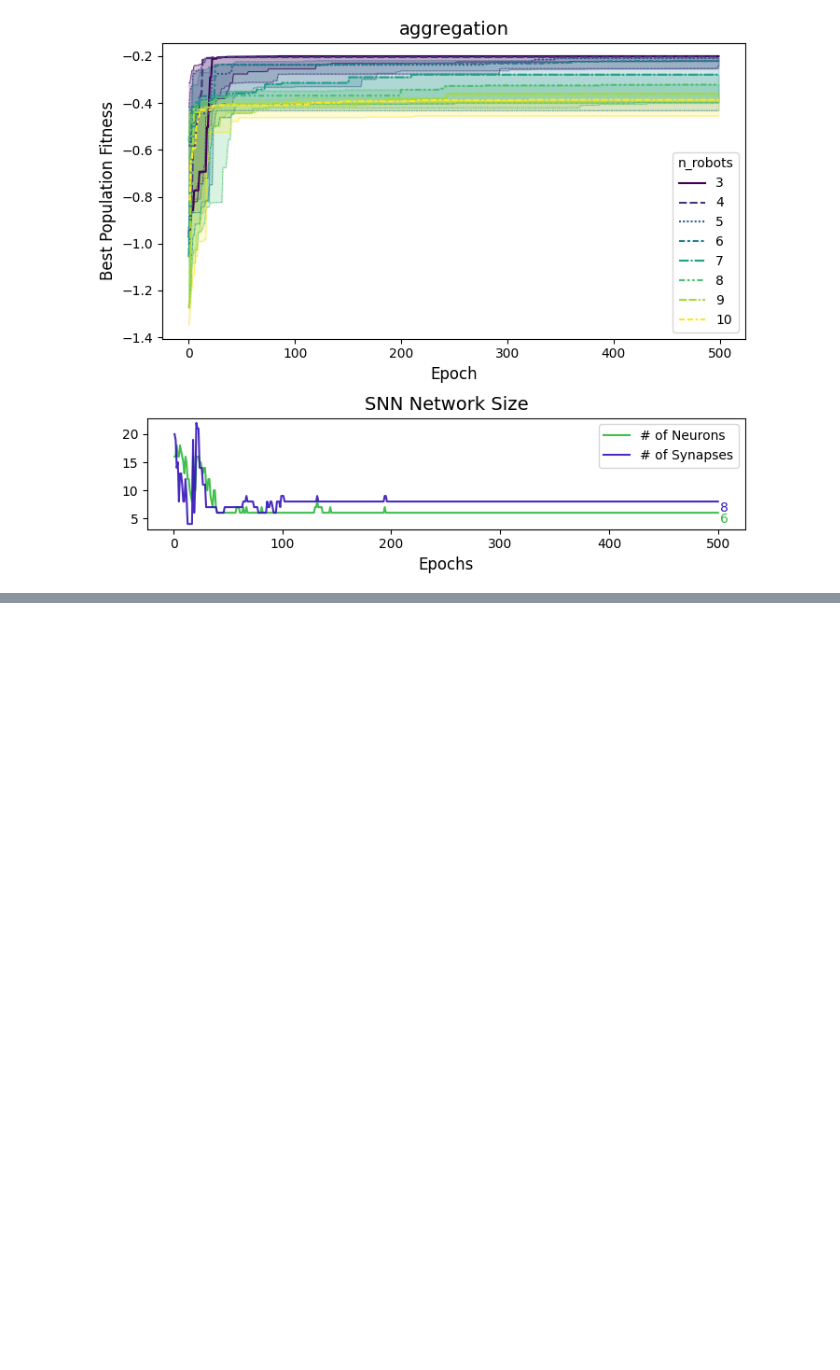
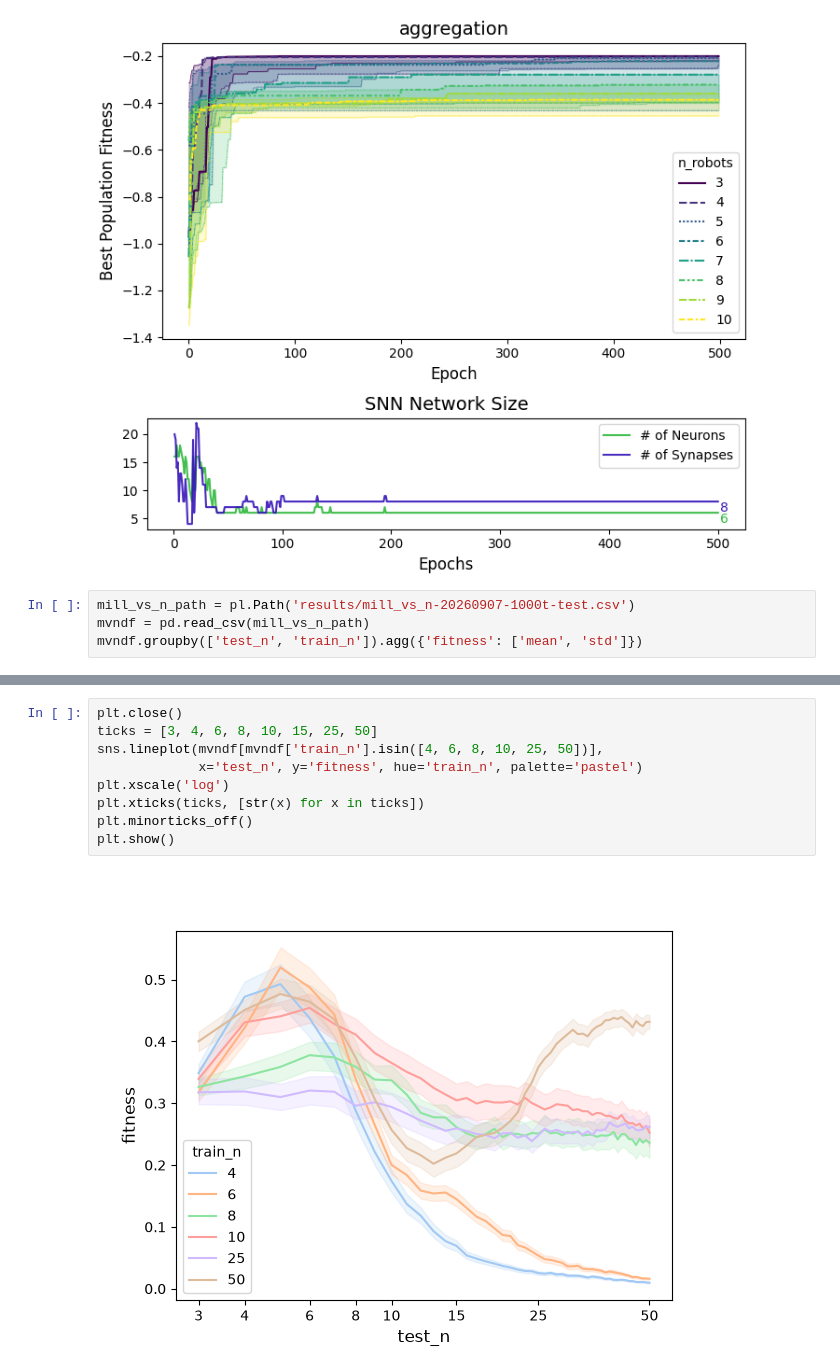
Before and after one commit to kenblu24/neuroswarm, a Jupyter notebook: plots_2026.ipynb, the cells around one changed output, grey strips where cells are left out. Drawn from its saved outputs; the diff is of its cells as text; blank space fills up the shorter version.

Commit message:
add section for graphing results from mill vs. n test

```diff
--- a/plots_2026.ipynb
+++ b/plots_2026.ipynb
@@ -771,3 +771,7 @@ plot_shadow_netsize('aggregation')
 (<Figure size 700x600 with 2 Axes>,
  <seaborn.relational._LinePlotter at 0x...>)
 [figure]
+# %%
+mill_vs_n_path = pl.Path('results/mill_vs_n-20260907-1000t-test.csv')
+mvndf = pd.read_csv(mill_vs_n_path)
+mvndf.groupby(['test_n', 'train_n']).agg({'fitness': ['mean', 'std']})
@@ -773,0 +796,11 @@ plot_shadow_netsize('aggregation')
+# %%
+plt.close()
+ticks = [3, 4, 6, 8, 10, 15, 25, 50]
+sns.lineplot(mvndf[mvndf['train_n'].isin([4, 6, 8, 10, 25, 50])],
+             x='test_n', y='fitness', hue='train_n', palette='pastel')
+plt.xscale('log')
+plt.xticks(ticks, [str(x) for x in ticks])
+plt.minorticks_off()
+plt.show()
+# %% [output]
+[figure, added]
```
Also changed, not shown: parts of 2 cells of this notebook.
